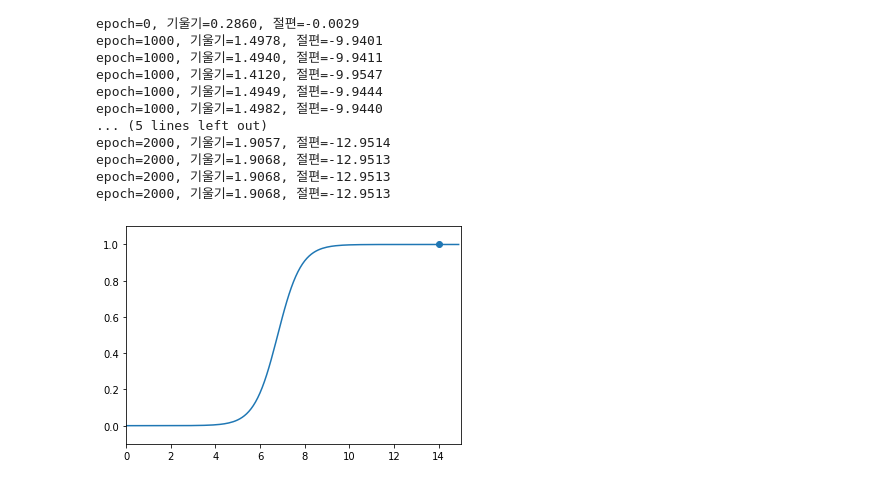
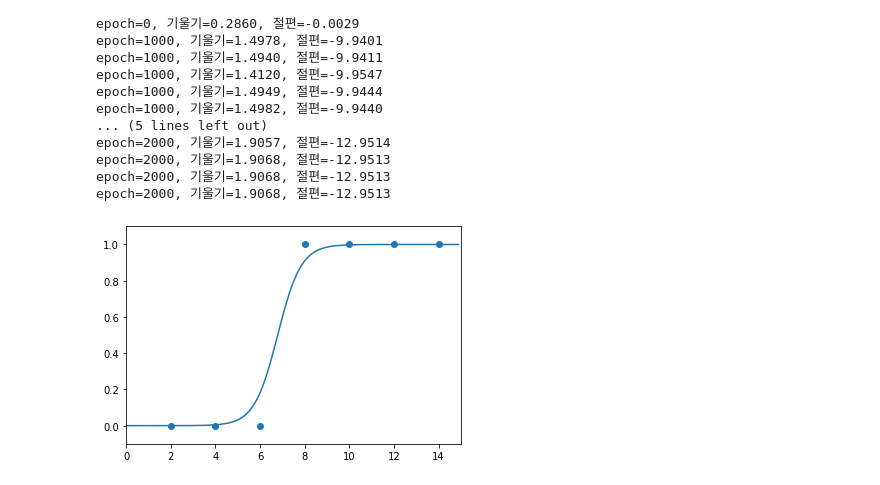
Before and after one commit to gilbutITbook/080228, a Jupyter notebook: deeplearning/deeplearning_class/05_Logistic_regression.ipynb, the cells around one changed output. Saved outputs shown, nothing was run; the diff lists cells and outputs as text; code cells hidden in the pictures.

```diff
--- a/deeplearning/deeplearning_class/05_Logistic_regression.ipynb
+++ b/deeplearning/deeplearning_class/05_Logistic_regression.ipynb
@@ -57,11 +57,14 @@ epoch=2000, 기울기=1.9068, 절편=-12.9513
 epoch=2000, 기울기=1.9068, 절편=-12.9513
 # %%
 # 앞서 구한 기울기와 절편을 이용해 그래프를 그려 봅니다.
+x_data = [i[0] for i in data]
+y_data = [i[1] for i in data]
+
 plt.scatter(x_data, y_data)
 plt.xlim(0, 15)
 plt.ylim(-.1, 1.1)
 x_range = (np.arange(0, 15, 0.1)) #그래프로 나타낼 x값의 범위를 정합니다.
 plt.plot(np.arange(0, 15, 0.1), np.array([sigmoid(a*x + b) for x in x_range]))
 plt.show()
 # %% [output]
-[figure, old version]
+[figure, new version]
```
Also changed, not shown: parts of 1 cell of this notebook.
